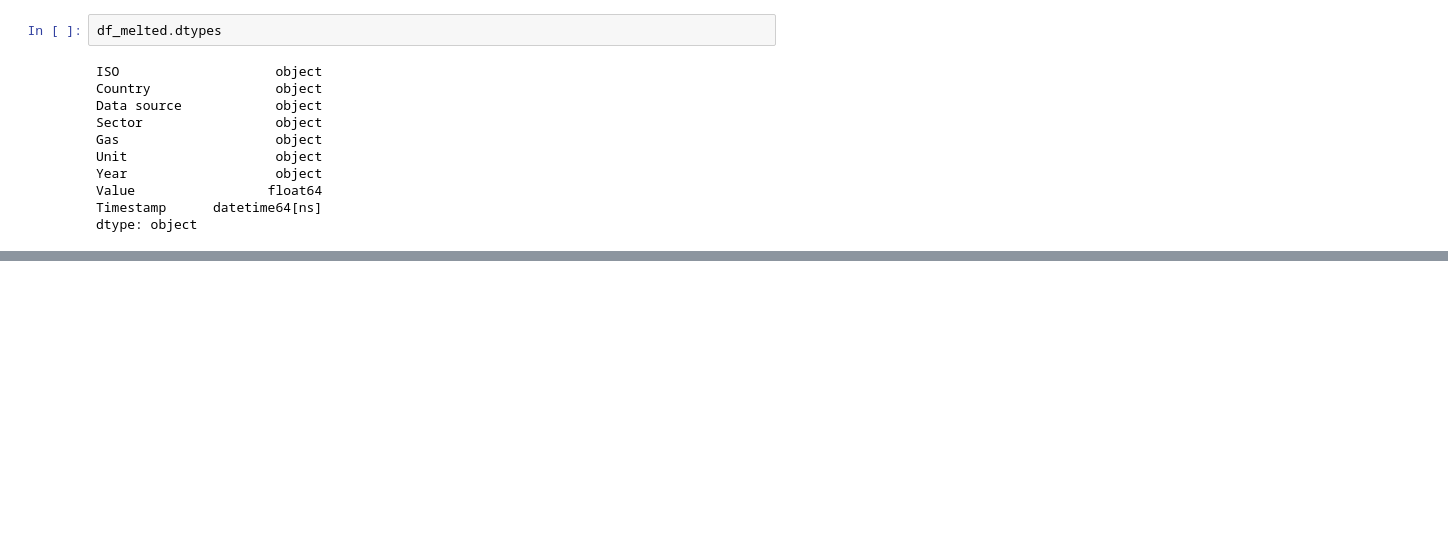
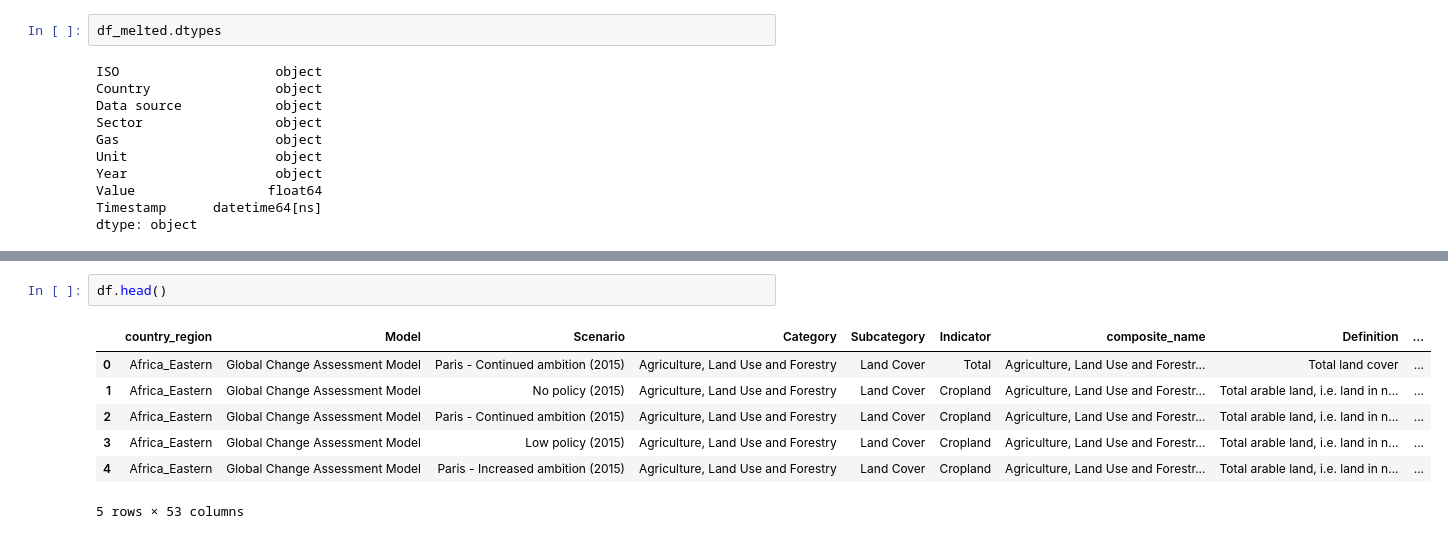
Before and after one commit to 0xTonadotirunt/VABI-Dashboard, a Jupyter notebook: scripts/merg_AGRI.ipynb, the cells around one changed output, grey strips where cells are left out. Saved outputs shown, nothing was run; the diff lists cells and outputs as text; blank space fills up the shorter version.

```diff
--- a/scripts/merg_AGRI.ipynb
+++ b/scripts/merg_AGRI.ipynb
@@ -35,0 +59,10 @@ df_melted.to_csv('../backend/data/cleaned/agri_emissions.csv')
+# %%
+df.head()
+# %% [output]
+|  | country_region | Model | Scenario | Category | Subcategory | Indicator | composite_name | Definition | ... |
+| 0 | Africa_Eastern | Global Change Assessment Model | Paris - Continued ambition (2015) | Agriculture, Land Use and Forestry | Land Cover | Total | Agriculture, Land Use and Forestr... | Total land cover | ... |
+| 1 | Africa_Eastern | Global Change Assessment Model | No policy (2015) | Agriculture, Land Use and Forestry | Land Cover | Cropland | Agriculture, Land Use and Forestr... | Total arable land, i.e. land in n... | ... |
+| 2 | Africa_Eastern | Global Change Assessment Model | Paris - Continued ambition (2015) | Agriculture, Land Use and Forestry | Land Cover | Cropland | Agriculture, Land Use and Forestr... | Total arable land, i.e. land in n... | ... |
+| 3 | Africa_Eastern | Global Change Assessment Model | Low policy (2015) | Agriculture, Land Use and Forestry | Land Cover | Cropland | Agriculture, Land Use and Forestr... | Total arable land, i.e. land in n... | ... |
+| 4 | Africa_Eastern | Global Change Assessment Model | Paris - Increased ambition (2015) | Agriculture, Land Use and Forestry | Land Cover | Cropland | Agriculture, Land Use and Forestr... | Total arable land, i.e. land in n... | ... |
+5 rows × 53 columns
```
Also changed, not shown: parts of 10 cells of this notebook, 14 other files.
